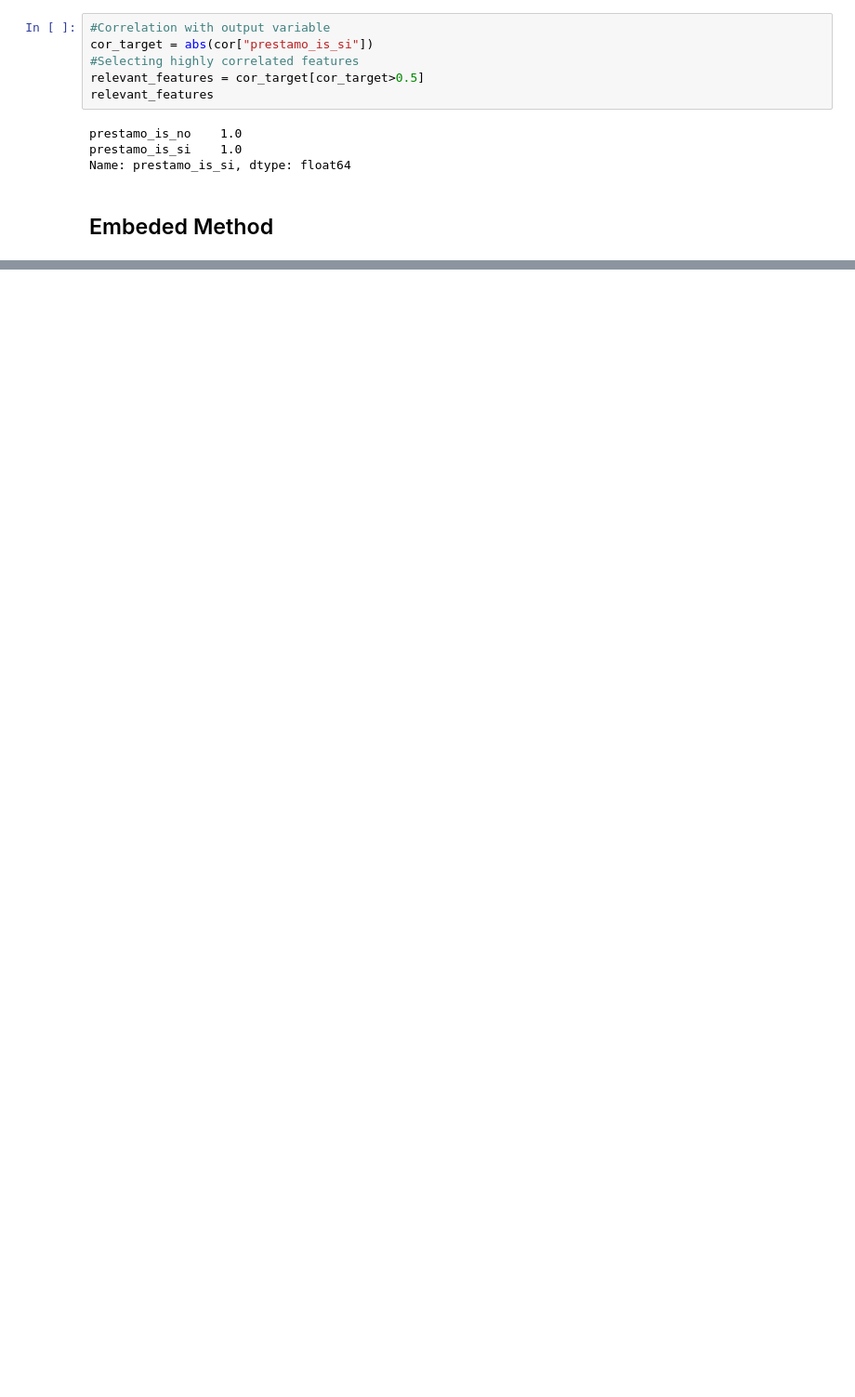
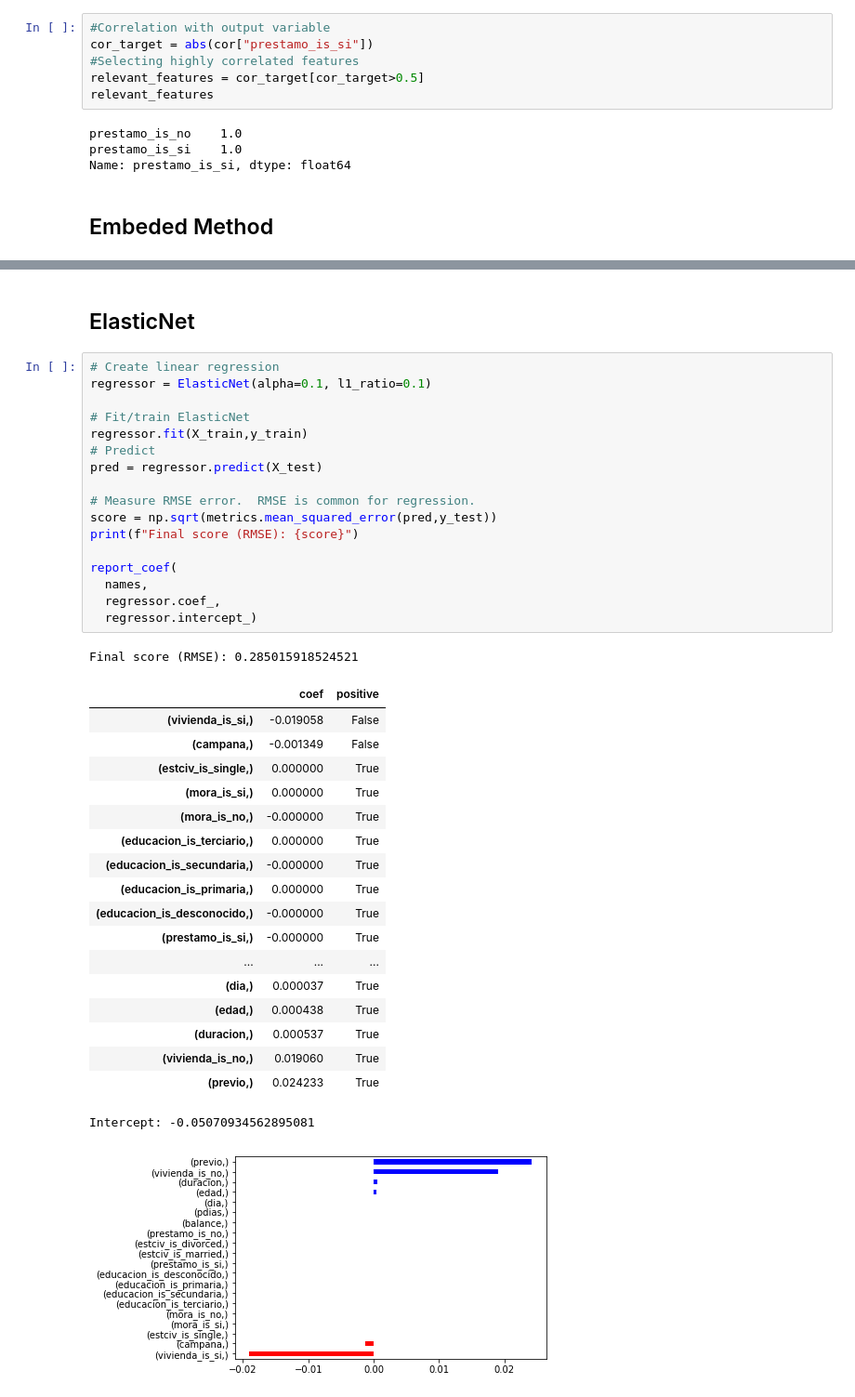
Before and after one commit to carloshs92/SavingAcquisitionML, a Jupyter notebook: SavingAcquisition.ipynb, the cells around one changed output, grey strips where cells are left out. Shown: that part at 93% size. Cells and saved outputs as stored; diff of their text form; blank space fills up the shorter version.

```diff
--- a/SavingAcquisition.ipynb
+++ b/SavingAcquisition.ipynb
@@ -333,0 +373,41 @@ Text(0.5, 1.0, 'Feature importance using Lasso Model')
+# %% [markdown]
+ElasticNet
+--------
+# %%
+# Create linear regression
+regressor = ElasticNet(alpha=0.1, l1_ratio=0.1)
+
+# Fit/train ElasticNet
+regressor.fit(X_train,y_train)
+# Predict
+pred = regressor.predict(X_test)
+
+# Measure RMSE error.  RMSE is common for regression.
+score = np.sqrt(metrics.mean_squared_error(pred,y_test))
+print(f"Final score (RMSE): {score}")
+
+report_coef(
+  names,
+  regressor.coef_,
+  regressor.intercept_)
+# %% [output]
+Final score (RMSE): 0.285015918524521
+|  | coef | positive |
+| (vivienda_is_si,) | -0.019058 | False |
+| (campana,) | -0.001349 | False |
+| (estciv_is_single,) | 0.000000 | True |
+| (mora_is_si,) | 0.000000 | True |
+| (mora_is_no,) | -0.000000 | True |
+| (educacion_is_terciario,) | 0.000000 | True |
+| (educacion_is_secundaria,) | -0.000000 | True |
+| (educacion_is_primaria,) | 0.000000 | True |
+| (educacion_is_desconocido,) | -0.000000 | True |
+| (prestamo_is_si,) | -0.000000 | True |
+| ... | ... | ... |
+| (dia,) | 0.000037 | True |
+| (edad,) | 0.000438 | True |
+| (duracion,) | 0.000537 | True |
+| (vivienda_is_no,) | 0.019060 | True |
+| (previo,) | 0.024233 | True |
+Intercept: -0.05070934562895081
+[figure, added]
```
Also changed, not shown: parts of 37 cells of this notebook, 2 other files.
